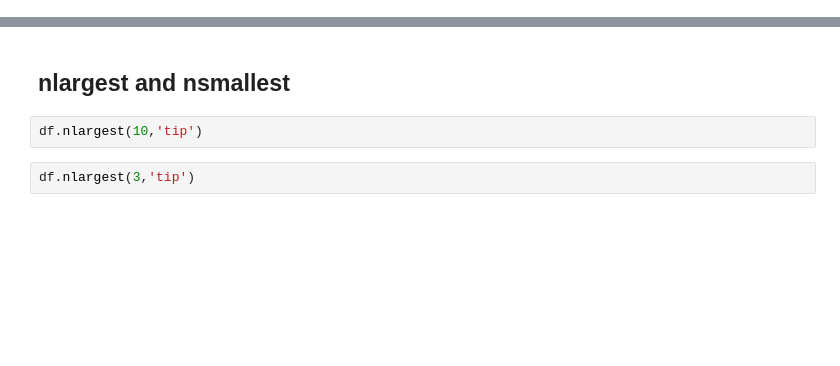
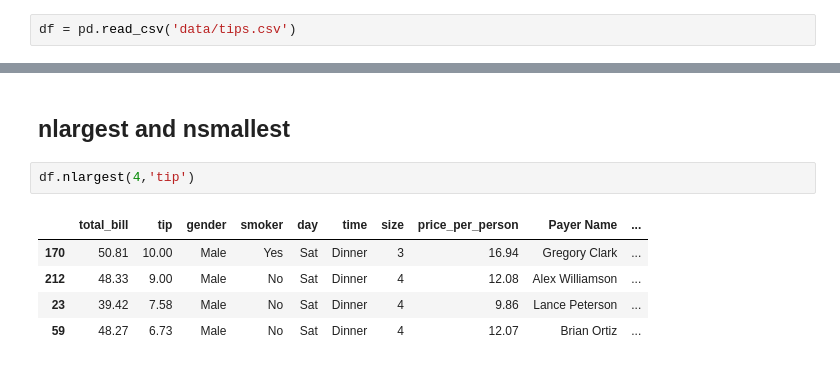
Before and after one commit to NandiniDevLabs/data_analysis_with_python_b9, a Jupyter notebook: 02-pandas/03-Useful-Methods.ipynb, the cells around one changed output, grey strips where cells are left out. Cells and saved outputs as stored; diff of their text form; blank space fills up the shorter version.

```diff
--- a/02-pandas/03-Useful-Methods.ipynb
+++ b/02-pandas/03-Useful-Methods.ipynb
@@ -900,3 +903,5 @@ df[df['total_bill'].between(15,20,inclusive='left')].shape  # >= 15 and <20
+# %%
+df = pd.read_csv('data/tips.csv')
 # %% [markdown]
 <a id='sample'></a>
 ## sample
@@ -914,8 +983,12 @@ df.sample(frac=0.1).shape
 <a id='n'></a>
 ## nlargest and nsmallest
 # %%
-df.nlargest(10,'tip')
+df.nlargest(4,'tip')
+# %% [output]
+|  | total_bill | tip | gender | smoker | day | time | size | price_per_person | Payer Name | ... |
+| 170 | 50.81 | 10.00 | Male | Yes | Sat | Dinner | 3 | 16.94 | Gregory Clark | ... |
+| 212 | 48.33 | 9.00 | Male | No | Sat | Dinner | 4 | 12.08 | Alex Williamson | ... |
+| 23 | 39.42 | 7.58 | Male | No | Sat | Dinner | 4 | 9.86 | Lance Peterson | ... |
+| 59 | 48.27 | 6.73 | Male | No | Sat | Dinner | 4 | 12.07 | Brian Ortiz | ... |
-# %%
-df.nlargest(3,'tip')
 # %%
 df.nlargest(5,'price_per_person')
```
Also changed, not shown: parts of 19 cells of this notebook, 1 other file.
